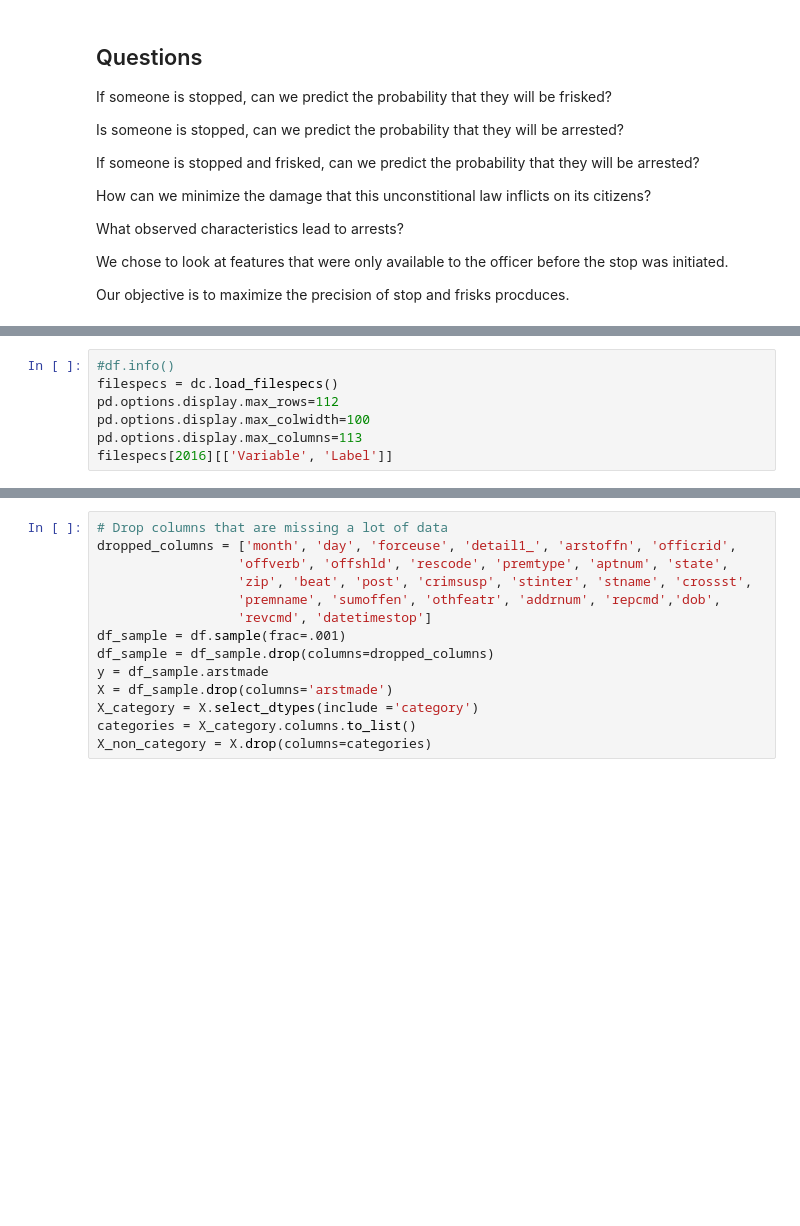
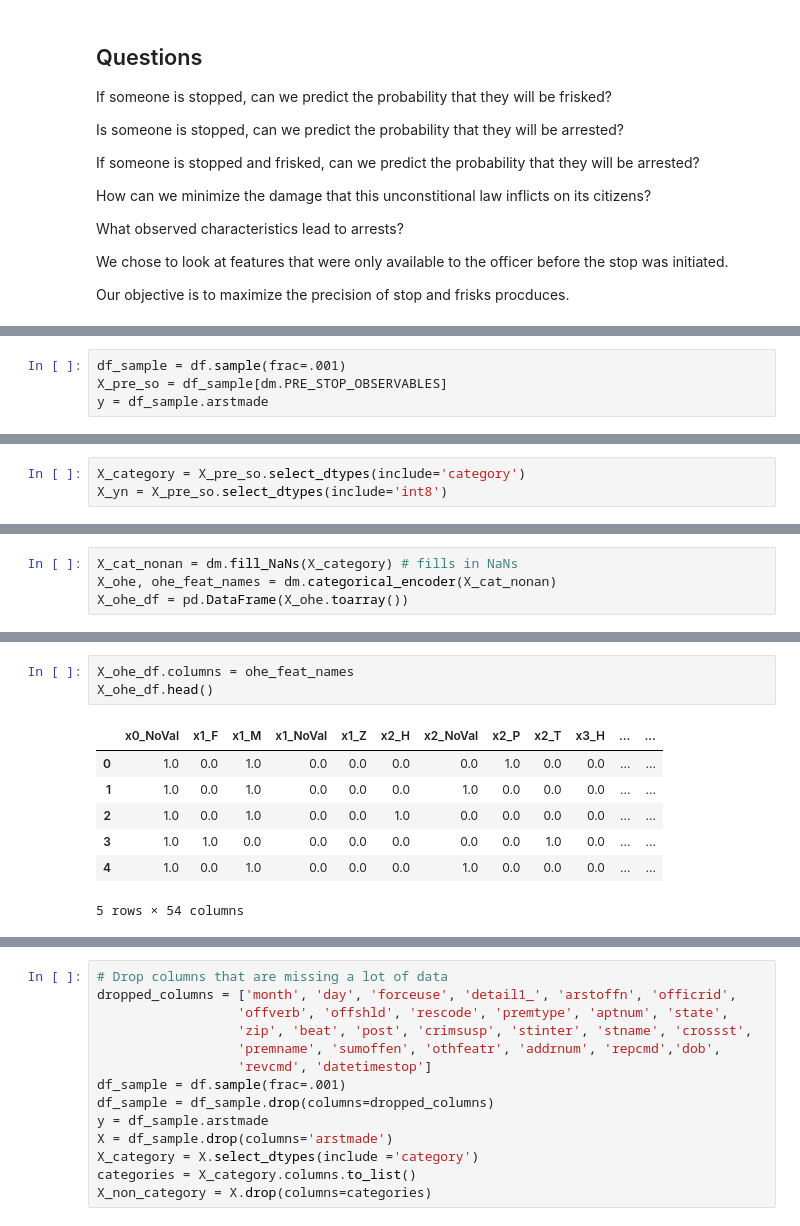
Before and after one commit to StevenDye/stop-and-frisk, a Jupyter notebook: SD_Notebook.ipynb, the cells around one changed output, grey strips where cells are left out. Saved outputs shown, nothing was run; the diff lists cells and outputs as text; blank space fills up the shorter version.

Commit message:
Updated encoder function and combined categorical and y/n data

```diff
--- a/SD_Notebook.ipynb
+++ b/SD_Notebook.ipynb
@@ -34,7 +16,0 @@ np.random.seed(5)
-# %%
-#df.info()
-filespecs = dc.load_filespecs()
-pd.options.display.max_rows=112
-pd.options.display.max_colwidth=100
-pd.options.display.max_columns=113
-filespecs[2016][['Variable', 'Label']]
@@ -329,0 +47,4 @@ targets = ['arstmade', 'arstoffn', 'sumissue', 'sumoffen', 'compyear', 'comppct'
+# %%
+df_sample = df.sample(frac=.001)
+X_pre_so = df_sample[dm.PRE_STOP_OBSERVABLES]
+y = df_sample.arstmade
@@ -329,0 +53,3 @@ targets = ['arstmade', 'arstoffn', 'sumissue', 'sumoffen', 'compyear', 'comppct'
+# %%
+X_category = X_pre_so.select_dtypes(include='category')
+X_yn = X_pre_so.select_dtypes(include='int8')
@@ -329,0 +58,4 @@ targets = ['arstmade', 'arstoffn', 'sumissue', 'sumoffen', 'compyear', 'comppct'
+# %%
+X_cat_nonan = dm.fill_NaNs(X_category) # fills in NaNs
+X_ohe, ohe_feat_names = dm.categorical_encoder(X_cat_nonan)
+X_ohe_df = pd.DataFrame(X_ohe.toarray())
@@ -329,0 +73,11 @@ targets = ['arstmade', 'arstoffn', 'sumissue', 'sumoffen', 'compyear', 'comppct'
+# %%
+X_ohe_df.columns = ohe_feat_names
+X_ohe_df.head()
+# %% [output]
+|  | x0_NoVal | x1_F | x1_M | x1_NoVal | x1_Z | x2_H | x2_NoVal | x2_P | x2_T | x3_H | ... | ... |
+| 0 | 1.0 | 0.0 | 1.0 | 0.0 | 0.0 | 0.0 | 0.0 | 1.0 | 0.0 | 0.0 | ... | ... |
+| 1 | 1.0 | 0.0 | 1.0 | 0.0 | 0.0 | 0.0 | 1.0 | 0.0 | 0.0 | 0.0 | ... | ... |
+| 2 | 1.0 | 0.0 | 1.0 | 0.0 | 0.0 | 1.0 | 0.0 | 0.0 | 0.0 | 0.0 | ... | ... |
+| 3 | 1.0 | 1.0 | 0.0 | 0.0 | 0.0 | 0.0 | 0.0 | 0.0 | 1.0 | 0.0 | ... | ... |
+| 4 | 1.0 | 0.0 | 1.0 | 0.0 | 0.0 | 0.0 | 1.0 | 0.0 | 0.0 | 0.0 | ... | ... |
+5 rows × 54 columns
```
Also changed, not shown: parts of 81 cells of this notebook, 1 other file.
